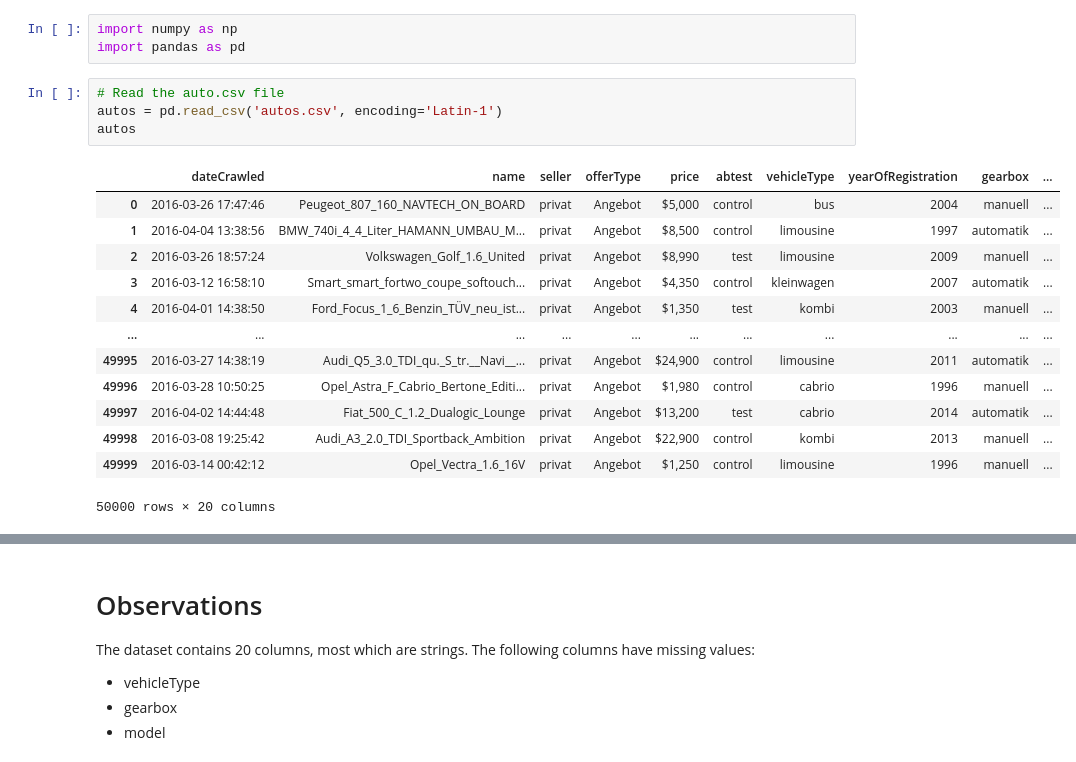
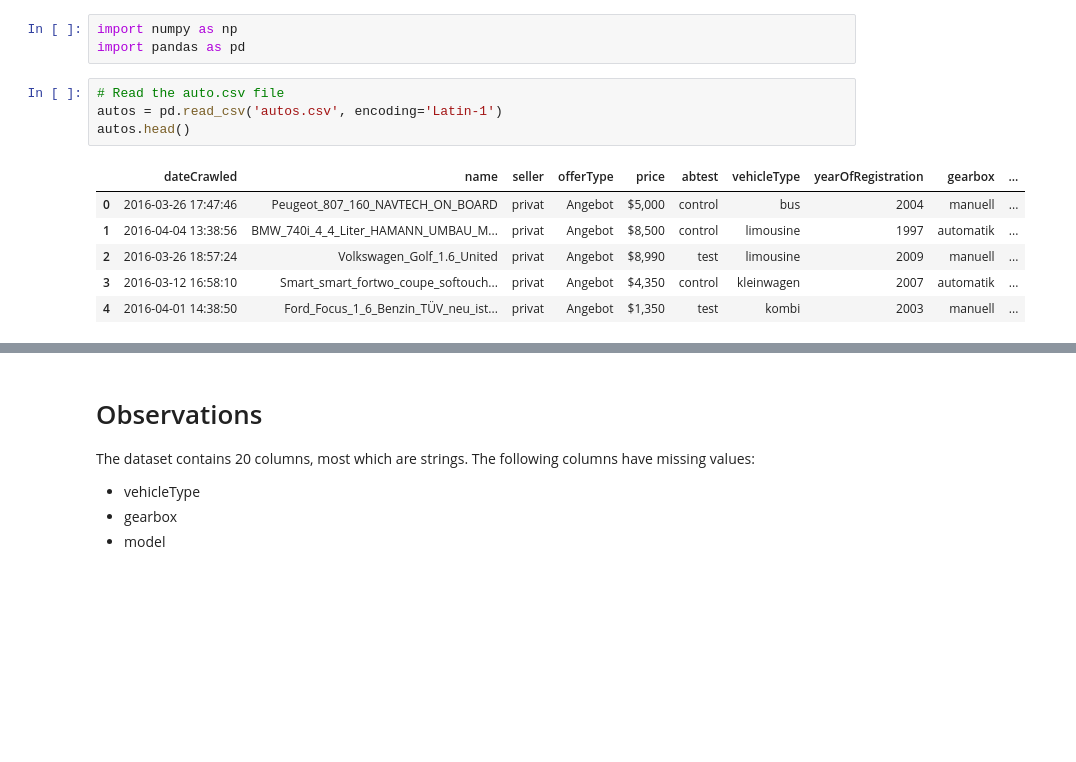
Before and after one commit to ematta/dataquest, a Jupyter notebook: german-ebay.ipynb, the cells around one changed output, grey strips where cells are left out. Cells and saved outputs as stored; diff of their text form; blank space fills up the shorter version.

```diff
--- a/german-ebay.ipynb
+++ b/german-ebay.ipynb
@@ -8,21 +8,14 @@ import pandas as pd
 # %%
 # Read the auto.csv file
 autos = pd.read_csv('autos.csv', encoding='Latin-1')
-autos
+autos.head()
 # %% [output]
 |  | dateCrawled | name | seller | offerType | price | abtest | vehicleType | yearOfRegistration | gearbox | ... |
 | 0 | 2016-03-26 17:47:46 | Peugeot_807_160_NAVTECH_ON_BOARD | privat | Angebot | $5,000 | control | bus | 2004 | manuell | ... |
 | 1 | 2016-04-04 13:38:56 | BMW_740i_4_4_Liter_HAMANN_UMBAU_M... | privat | Angebot | $8,500 | control | limousine | 1997 | automatik | ... |
 | 2 | 2016-03-26 18:57:24 | Volkswagen_Golf_1.6_United | privat | Angebot | $8,990 | test | limousine | 2009 | manuell | ... |
 | 3 | 2016-03-12 16:58:10 | Smart_smart_fortwo_coupe_softouch... | privat | Angebot | $4,350 | control | kleinwagen | 2007 | automatik | ... |
 | 4 | 2016-04-01 14:38:50 | Ford_Focus_1_6_Benzin_TÜV_neu_ist... | privat | Angebot | $1,350 | test | kombi | 2003 | manuell | ... |
-| ... | ... | ... | ... | ... | ... | ... | ... | ... | ... | ... |
-| 49995 | 2016-03-27 14:38:19 | Audi_Q5_3.0_TDI_qu._S_tr.__Navi__... | privat | Angebot | $24,900 | control | limousine | 2011 | automatik | ... |
-| 49996 | 2016-03-28 10:50:25 | Opel_Astra_F_Cabrio_Bertone_Editi... | privat | Angebot | $1,980 | control | cabrio | 1996 | manuell | ... |
-| 49997 | 2016-04-02 14:44:48 | Fiat_500_C_1.2_Dualogic_Lounge | privat | Angebot | $13,200 | test | cabrio | 2014 | automatik | ... |
-| 49998 | 2016-03-08 19:25:42 | Audi_A3_2.0_TDI_Sportback_Ambition | privat | Angebot | $22,900 | control | kombi | 2013 | manuell | ... |
-| 49999 | 2016-03-14 00:42:12 | Opel_Vectra_1.6_16V | privat | Angebot | $1,250 | control | limousine | 1996 | manuell | ... |
-50000 rows × 20 columns
 # %%
 # Display info and head of the dataframe
 print(autos.info())
```
Also changed, not shown: parts of 21 cells of this notebook.
